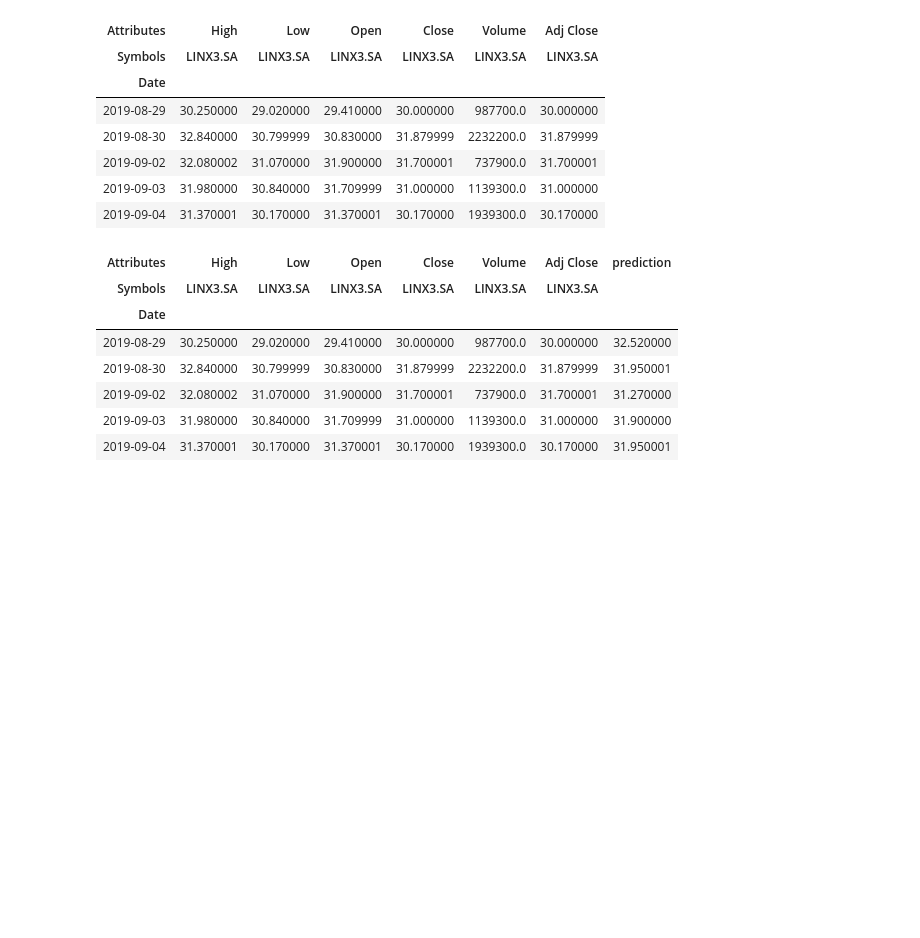
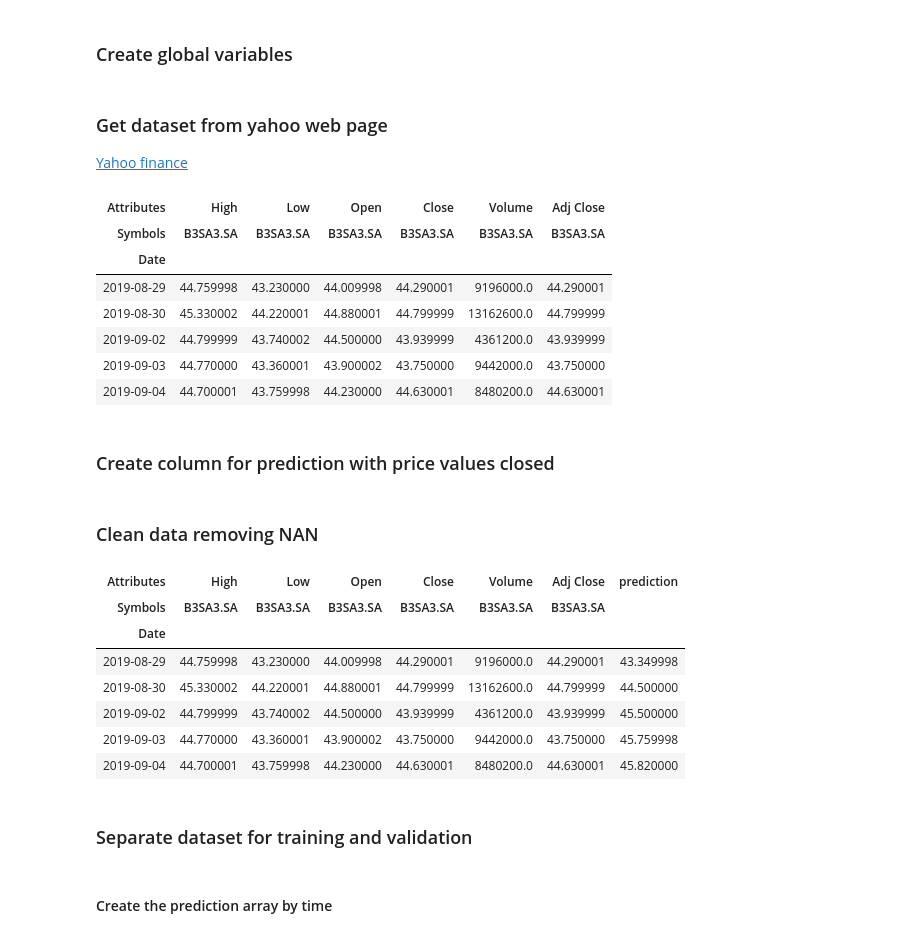
Before and after one commit to ThiagoBfim/price-predict, a Jupyter notebook: Price Prediction.ipynb, the cells around one changed output. Cells and saved outputs as stored; diff of their text form; code cells hidden in the pictures; blank space fills up the shorter version.

Commit message:
Clean code, include documentation

```diff
--- a/Price Prediction.ipynb
+++ b/Price Prediction.ipynb
@@ -17,18 +22,26 @@ sns.set()
+# %% [markdown]
+### Create global variables
+# %%
+start = datetime(2014,1, 1)
+end = datetime.now()
+days = 10
+stocks = 'B3SA3.SA';
+# %% [markdown]
+### Get dataset from yahoo web page
+[Yahoo finance](https://finance.yahoo.com/)
 # %%
 #https://finance.yahoo.com/
-start = datetime(2014,1, 1)
-end = datetime.now()
-stocks = 'LINX3.SA';
-
 df = web.DataReader([stocks],'yahoo',start=start,end=end)
 df.tail()
 # %% [output]
 | Attributes | High | Low | Open | Close | Volume | Adj Close |
-| Symbols | LINX3.SA | LINX3.SA | LINX3.SA | LINX3.SA | LINX3.SA | LINX3.SA |
+| Symbols | B3SA3.SA | B3SA3.SA | B3SA3.SA | B3SA3.SA | B3SA3.SA | B3SA3.SA |
 | Date |  |  |  |  |  |  |
-| 2019-08-29 | 30.250000 | 29.020000 | 29.410000 | 30.000000 | 987700.0 | 30.000000 |
-| 2019-08-30 | 32.840000 | 30.799999 | 30.830000 | 31.879999 | 2232200.0 | 31.879999 |
-| 2019-09-02 | 32.080002 | 31.070000 | 31.900000 | 31.700001 | 737900.0 | 31.700001 |
-| 2019-09-03 | 31.980000 | 30.840000 | 31.709999 | 31.000000 | 1139300.0 | 31.000000 |
-| 2019-09-04 | 31.370001 | 30.170000 | 31.370001 | 30.170000 | 1939300.0 | 30.170000 |
+| 2019-08-29 | 44.759998 | 43.230000 | 44.009998 | 44.290001 | 9196000.0 | 44.290001 |
+| 2019-08-30 | 45.330002 | 44.220001 | 44.880001 | 44.799999 | 13162600.0 | 44.799999 |
+| 2019-09-02 | 44.799999 | 43.740002 | 44.500000 | 43.939999 | 4361200.0 | 43.939999 |
+| 2019-09-03 | 44.770000 | 43.360001 | 43.900002 | 43.750000 | 9442000.0 | 43.750000 |
+| 2019-09-04 | 44.700001 | 43.759998 | 44.230000 | 44.630001 | 8480200.0 | 44.630001 |
+# %% [markdown]
+### Create column for prediction with price values closed
 # %%
@@ -38,11 +49,14 @@ df.dropna(inplace=True)
+# %% [markdown]
+### Clean data removing NAN
 # %%
+df.dropna(inplace=True)
 df.tail()
 # %% [output]
 | Attributes | High | Low | Open | Close | Volume | Adj Close | prediction |
-| Symbols | LINX3.SA | LINX3.SA | LINX3.SA | LINX3.SA | LINX3.SA | LINX3.SA |  |
+| Symbols | B3SA3.SA | B3SA3.SA | B3SA3.SA | B3SA3.SA | B3SA3.SA | B3SA3.SA |  |
 | Date |  |  |  |  |  |  |  |
-| 2019-08-29 | 30.250000 | 29.020000 | 29.410000 | 30.000000 | 987700.0 | 30.000000 | 32.520000 |
-| 2019-08-30 | 32.840000 | 30.799999 | 30.830000 | 31.879999 | 2232200.0 | 31.879999 | 31.950001 |
-| 2019-09-02 | 32.080002 | 31.070000 | 31.900000 | 31.700001 | 737900.0 | 31.700001 | 31.270000 |
-| 2019-09-03 | 31.980000 | 30.840000 | 31.709999 | 31.000000 | 1139300.0 | 31.000000 | 31.900000 |
-| 2019-09-04 | 31.370001 | 30.170000 | 31.370001 | 30.170000 | 1939300.0 | 30.170000 | 31.950001 |
+| 2019-08-29 | 44.759998 | 43.230000 | 44.009998 | 44.290001 | 9196000.0 | 44.290001 | 43.349998 |
+| 2019-08-30 | 45.330002 | 44.220001 | 44.880001 | 44.799999 | 13162600.0 | 44.799999 | 44.500000 |
+| 2019-09-02 | 44.799999 | 43.740002 | 44.500000 | 43.939999 | 4361200.0 | 43.939999 | 45.500000 |
+| 2019-09-03 | 44.770000 | 43.360001 | 43.900002 | 43.750000 | 9442000.0 | 43.750000 | 45.759998 |
+| 2019-09-04 | 44.700001 | 43.759998 | 44.230000 | 44.630001 | 8480200.0 | 44.630001 | 45.820000 |
@@ -51,3 +63,5 @@ from sklearn.model_selection import train_test_split
+# %% [markdown]
+### Separate dataset for training and validation
 # %%
 forecast_time = int(days)
 
@@ -68,2 +74,4 @@ y_test_fit = lab_enc.fit_transform(y_test)
+# %% [markdown]
+#### Create the prediction array by time
 # %%
 x_forecast = np.array(df.drop(['prediction'],1))[-forecast_time:]
```
Also changed, not shown: parts of 20 cells of this notebook, 3 other files.
